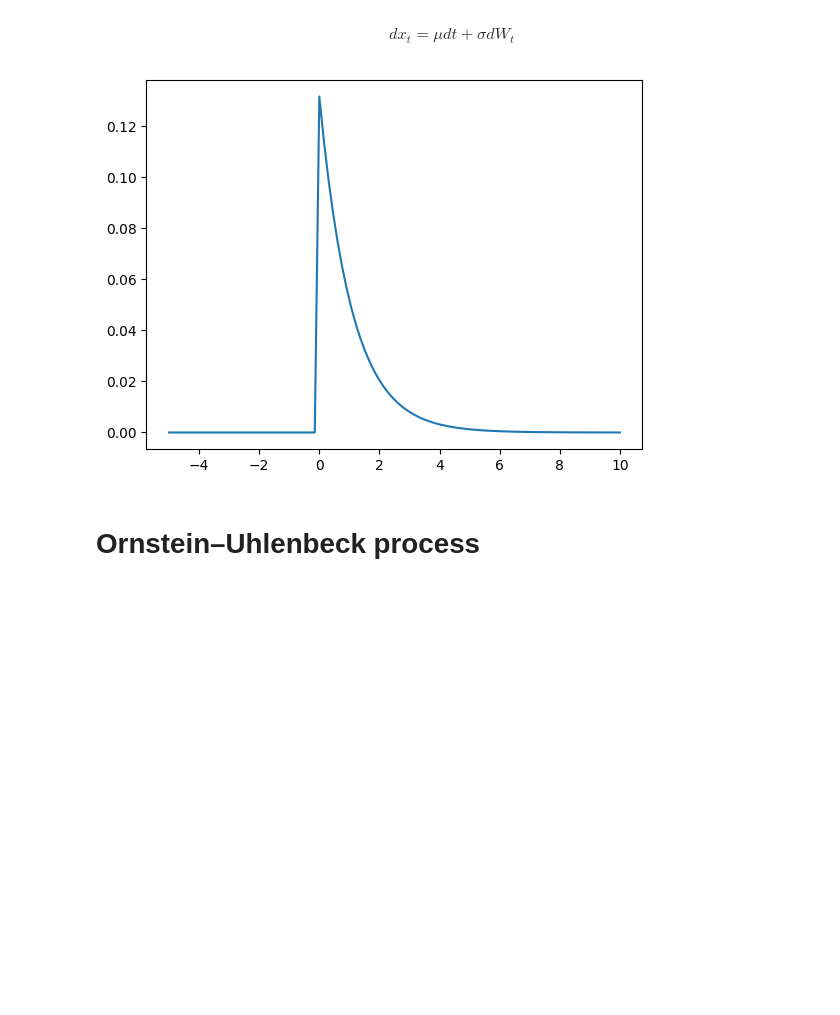
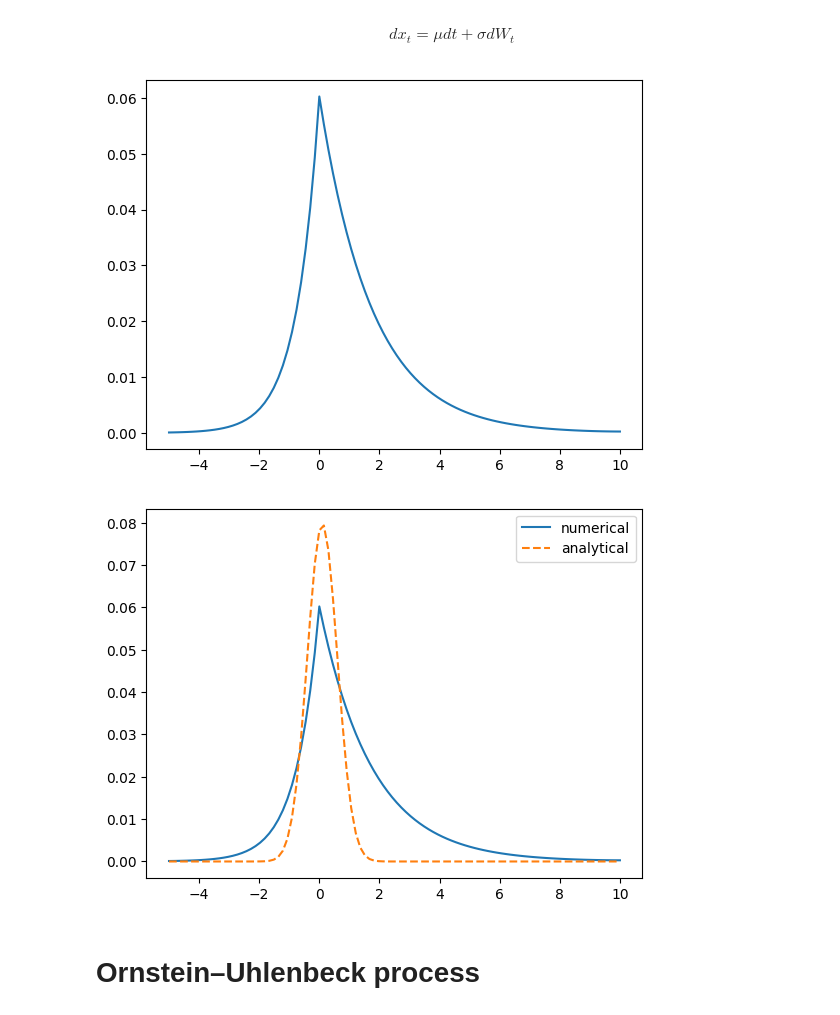
Before and after one commit to marcdelabarrera/pyutils, a Jupyter notebook: notebooks/kfe.ipynb, the cells around one changed output. Saved outputs shown, nothing was run; the diff lists cells and outputs as text; code cells hidden in the pictures; blank space fills up the shorter version.

```diff
--- a/notebooks/kfe.ipynb
+++ b/notebooks/kfe.ipynb
@@ -9,24 +9,39 @@ $$dx_t = \mu dt+\sigma dW_t$$
 # %%
 n = 100
 x = jnp.linspace(-5,10,n)
 
 mu = 0.1
-sigma = 0.5*0
+sigma = 0.5
 chi = 0.1
 
 g_entry = jnp.zeros(n)
 i = jnp.searchsorted(x, 0)
 x_entry = 0
 g_entry = g_entry.at[i].set((x_entry -x[i-1])/(x[i]-x[i-1]))
 g_entry = g_entry.at[i-1].set((x[i]-x_entry)/(x[i]-x[i-1]))
 D_x = compute_backward_derivative(x, ghost_node=True) if mu >=0 else compute_forward_derivative(x, ghost_node=True)
 D_xx = compute_second_derivative(x)
 g = -jnp.linalg.solve((-D_x*mu - eye(n)*chi + 1/2*D_xx*sigma**2).todense(), chi*g_entry)
 fig, ax = plt.subplots()
 ax.plot(x,g)
 plt.show()
+
+#analytical solution
+
+def analytical(x, mu, sigma, chi, x_entry):
+    coeff = chi/(jnp.sqrt(2*jnp.pi)*sigma)
+    exp_term = jnp.exp(-((x - x_entry - mu)**2)/(2*sigma**2))
+    return coeff*exp_term
+
+g_analytical = analytical(x, mu, sigma, chi, x_entry)
+fig, ax = plt.subplots()
+ax.plot(x,g, label='numerical')
+ax.plot(x,g_analytical, label='analytical', linestyle='dashed')
+ax.legend()
+plt.show()
 # %% [output]
-[figure, old version]
+[figure, new version]
+[figure, added]
 # %% [markdown]
 # Ornstein–Uhlenbeck process
 # %% [markdown]
```
Also changed, not shown: 1 other file.
